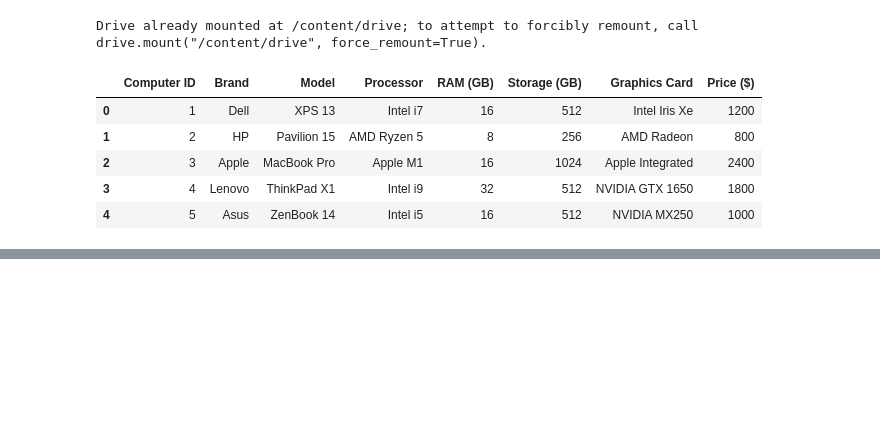
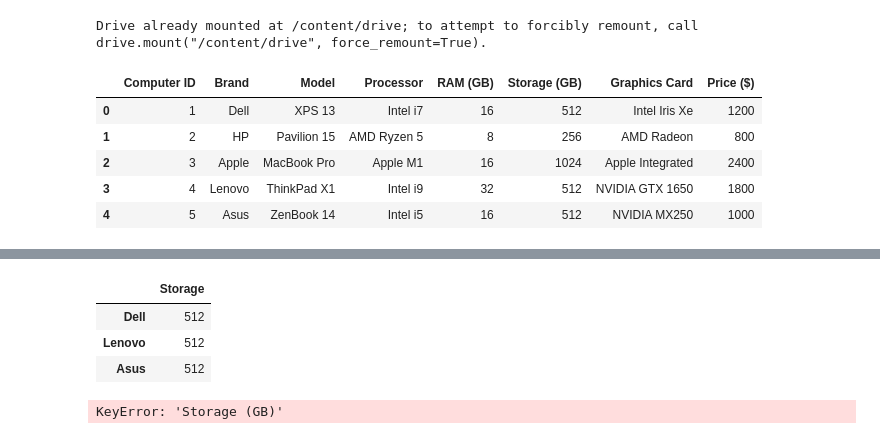
Before and after one commit to JelanAngeloBLoy-a/CPE-031-Visualization-and-Data-Analysis, a Jupyter notebook: Data_Analysis.ipynb, the cells around one changed output, grey strips where cells are left out. Saved outputs shown, nothing was run; the diff lists cells and outputs as text; code cells hidden in the pictures; blank space fills up the shorter version.

```diff
--- a/Data_Analysis.ipynb
+++ b/Data_Analysis.ipynb
@@ -74,0 +72,19 @@ print(df)
+# %%
+import pandas as pd
+
+Storage ={
+    'Storage': [512,256,1024,512,512]
+}
+
+df = pd.DataFrame(Storage, index = ['Dell','HP','Apple','Lenovo','Asus'])
+
+display(df.loc[['Dell', 'Lenovo', 'Asus']])
+# %% [output]
+|  | Storage |
+| Dell | 512 |
+| Lenovo | 512 |
+| Asus | 512 |
+# %%
+df.loc[df['Storage (GB)']==512]
+# %% [output]
+KeyError: 'Storage (GB)'
```
Also changed, not shown: parts of 3 cells of this notebook.
